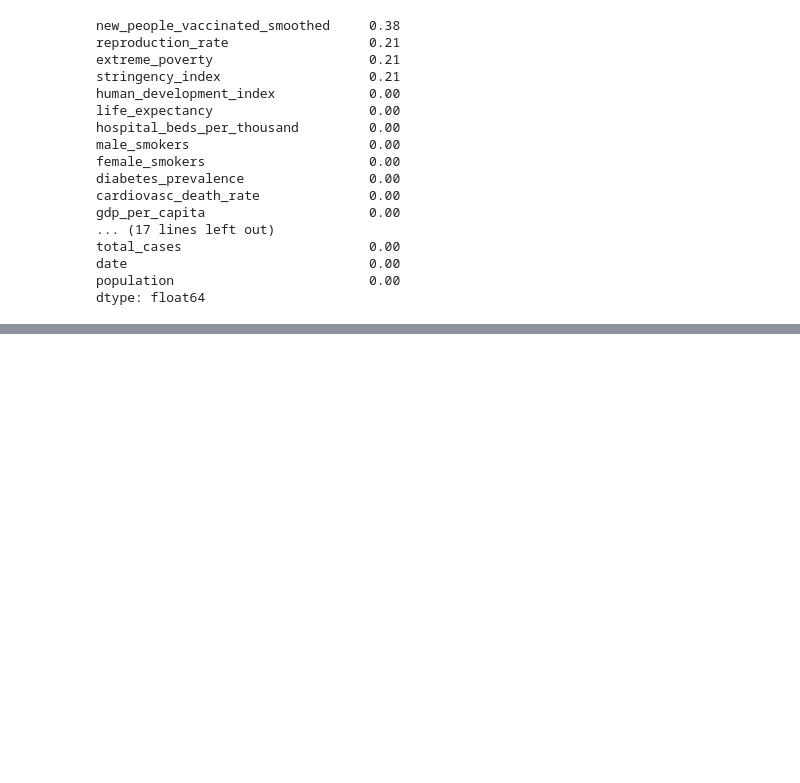
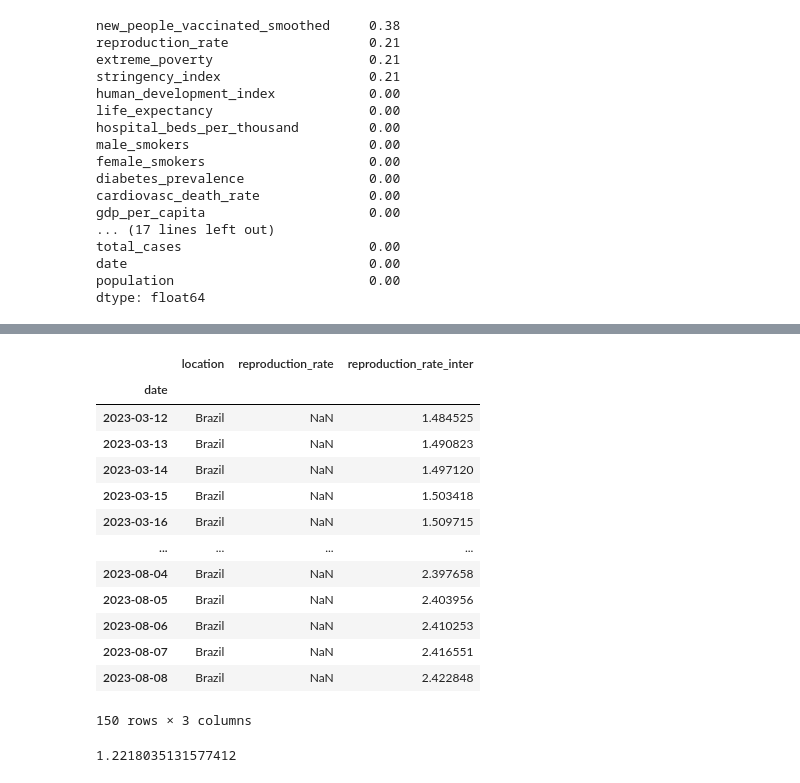
Before and after one commit to awildt01/Covid19-Datenvisualisierung, a Jupyter notebook: Analyse_und_Visualization_covid19.ipynb, the cells around one changed output, grey strips where cells are left out. Saved outputs shown, nothing was run; the diff lists cells and outputs as text; code cells hidden in the pictures; blank space fills up the shorter version.

```diff
--- a/Analyse_und_Visualization_covid19.ipynb
+++ b/Analyse_und_Visualization_covid19.ipynb
@@ -599,0 +606,32 @@ dtype: float64
+# %%
+df_clean.set_index('date',inplace=True)
+
+#professors.loc[professors.Country == 'usofa', 'Country' ] = 'usa'
+
+# dr = df_clean[['location','reproduction_rate']].iloc[1010 : 6000].head(20)
+
+df_clean['reproduction_rate_inter'] = df_clean['reproduction_rate'].interpolate(method='linear',axis =0).ffill().bfill()
+
+df_clean[['location','reproduction_rate','reproduction_rate_inter']].iloc[1087:3080].head(150)
+# %% [output]
+|  | location | reproduction_rate | reproduction_rate_inter |
+| date |  |  |  |
+| 2023-03-12 | Brazil | NaN | 1.484525 |
+| 2023-03-13 | Brazil | NaN | 1.490823 |
+| 2023-03-14 | Brazil | NaN | 1.497120 |
+| 2023-03-15 | Brazil | NaN | 1.503418 |
+| 2023-03-16 | Brazil | NaN | 1.509715 |
+| ... | ... | ... | ... |
+| 2023-08-04 | Brazil | NaN | 2.397658 |
+| 2023-08-05 | Brazil | NaN | 2.403956 |
+| 2023-08-06 | Brazil | NaN | 2.410253 |
+| 2023-08-07 | Brazil | NaN | 2.416551 |
+| 2023-08-08 | Brazil | NaN | 2.422848 |
+150 rows × 3 columns
+# %%
+#1.2256975306485423
+#1.2911004128146986
+#1.214356087553529
+df_clean.loc[df_clean.location == 'Germany', 'reproduction_rate_inter'].mean()
+# %% [output]
+1.2218035131577412
```
Also changed, not shown: parts of 20 cells of this notebook.
